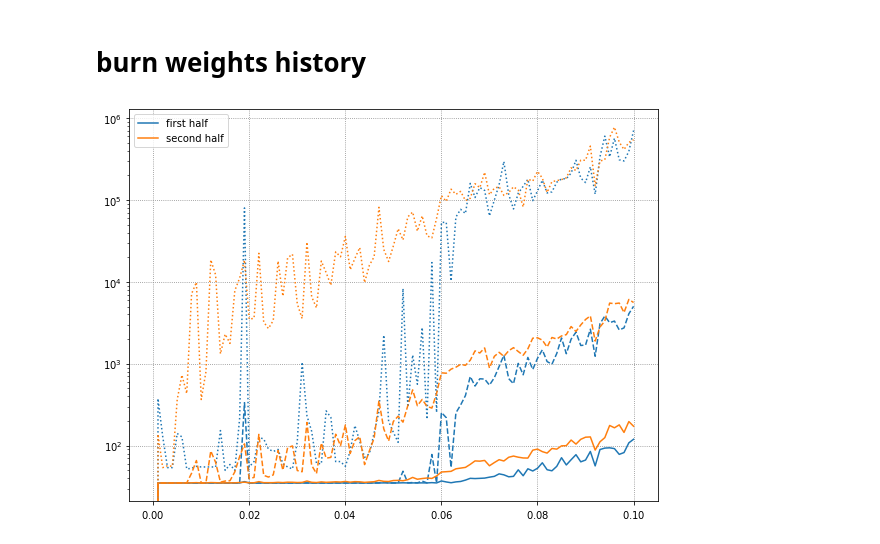
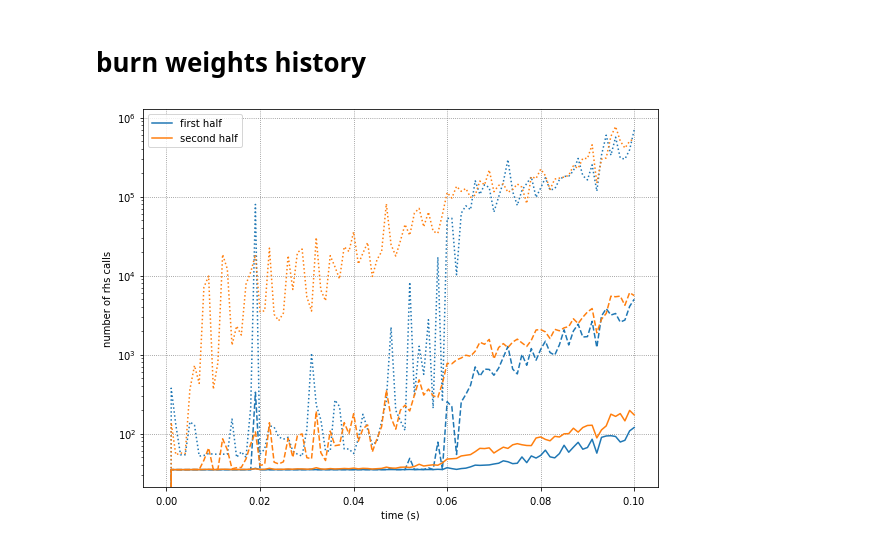
Before and after one commit to sbu-cafe/papers, a Jupyter notebook: simplified_sdc_intro/data/rhs_plot/nrhs_comparison.ipynb, the cells around one changed output. Cells and saved outputs as stored; diff of their text form; code cells hidden in the pictures.

```diff
--- a/simplified_sdc_intro/data/rhs_plot/nrhs_comparison.ipynb
+++ b/simplified_sdc_intro/data/rhs_plot/nrhs_comparison.ipynb
@@ -146,23 +144,27 @@ bw_sdc = np.loadtxt("sdc_burn_weights.out")
 # %%
 fig, ax = plt.subplots()
 
 ax.plot(bw_strang[:,0], bw_strang[:,1], color="C0", label="first half")
 ax.plot(bw_strang[:,0], bw_strang[:,2], color="C0", ls="--")
 ax.plot(bw_strang[:,0], bw_strang[:,3], color="C0", ls=":")
 
 ax.plot(bw_strang[:,0], bw_strang[:,4], color="C1", label="second half")
 ax.plot(bw_strang[:,0], bw_strang[:,5], color="C1", ls="--")
 ax.plot(bw_strang[:,0], bw_strang[:,6], color="C1", ls=":")
 
 ax.set_yscale("log")
 ax.grid(color="0.5", linestyle=":")
 ax.legend()
+
+ax.set_xlabel("time (s)")
+ax.set_ylabel("number of rhs calls")
+
 fig.set_size_inches(8,6)
 fig.tight_layout()
 fig.savefig("strang_nrhs.pdf")
 fig.savefig("strang_nrhs.png")
 # %% [output]
-[figure, old version]
+[figure, new version]
 # %%
 fig, ax = plt.subplots()
 
```
Also changed, not shown: parts of 4 cells of this notebook.
